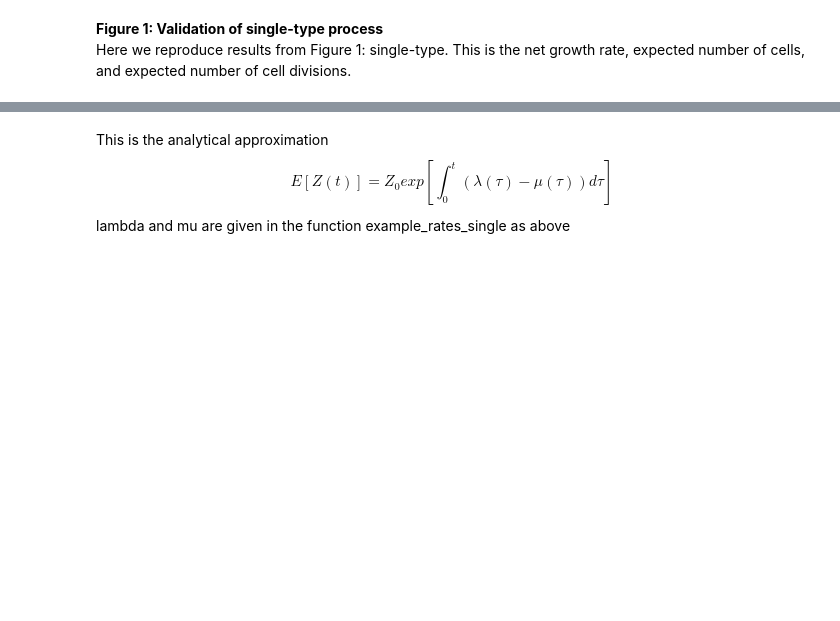
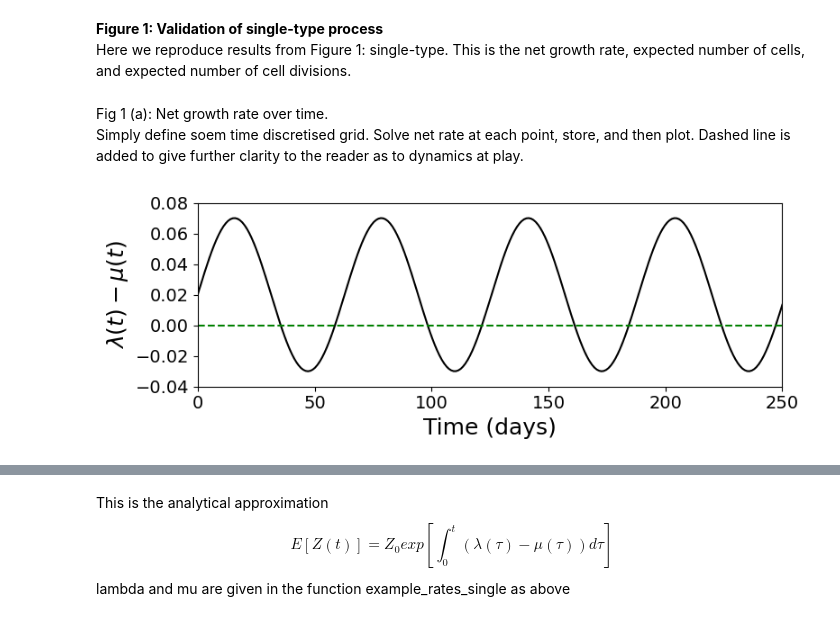
Before and after one commit to colmmcc2000/RSCAM_Group_11, a Jupyter notebook: code_RSCAM.ipynb, the cells around one changed output, grey strips where cells are left out. Cells and saved outputs as stored; diff of their text form; code cells hidden in the pictures; blank space fills up the shorter version.

```diff
--- a/code_RSCAM.ipynb
+++ b/code_RSCAM.ipynb
@@ -53,4 +53,38 @@ def calc_cell_division(func_sens, t):
 
     value, error = integrate.quad(func_sens, 0, t)
     return value
+# %% [markdown]
+Fig 1 (a): Net growth rate over time.\
+Simply define soem time discretised grid. Solve net rate at each point, store, and then plot.
+Dashed line is added to give further clarity to the reader as to dynamics at play.
+# %%
+time = np.linspace(0, 250, 250) # Discretised time grid
+y_axis = np.zeros(len(time)) # Intialise array to store rates
+y_dashed = np.zeros(len(time)) # Dashed line
+
+# Loop through time and store rates
+for i, n in enumerate(time):
+    y_axis[i] = func(n)
+# Plotting
+fig = plt.figure(figsize=(8, 3))
+
+plt.plot(time, y_axis, c = 'black') # Plot results
+plt.plot(time, np.zeros(len(time)), '--', c = 'green' ) # Dashed line
+# Set axes limits
+plt.xlim(0, 250)
+plt.ylim(-0.04, 0.08)
+# Label axes
+plt.xlabel('Time (days)', fontsize=18)
+plt.ylabel(r'$\lambda(t) - \mu(t)$', fontsize=18)
+
+#set tick marks
+plt.xticks(np.arange(0, 251, 50), fontsize=14)
+plt.yticks(np.arange(-0.04, 0.081, 0.02), fontsize=14)
+# Uncomment to overwrite figure
+# Save fig
+plt.tight_layout()
+#plt.savefig('Figs/single_type_net_growth_rate.pdf', format='pdf', bbox_inches='tight', dpi=300)
+plt.show()
+# %% [output]
+[figure, added]
 # %% [markdown]
```
Also changed, not shown: parts of 11 cells of this notebook, 5 other files.
